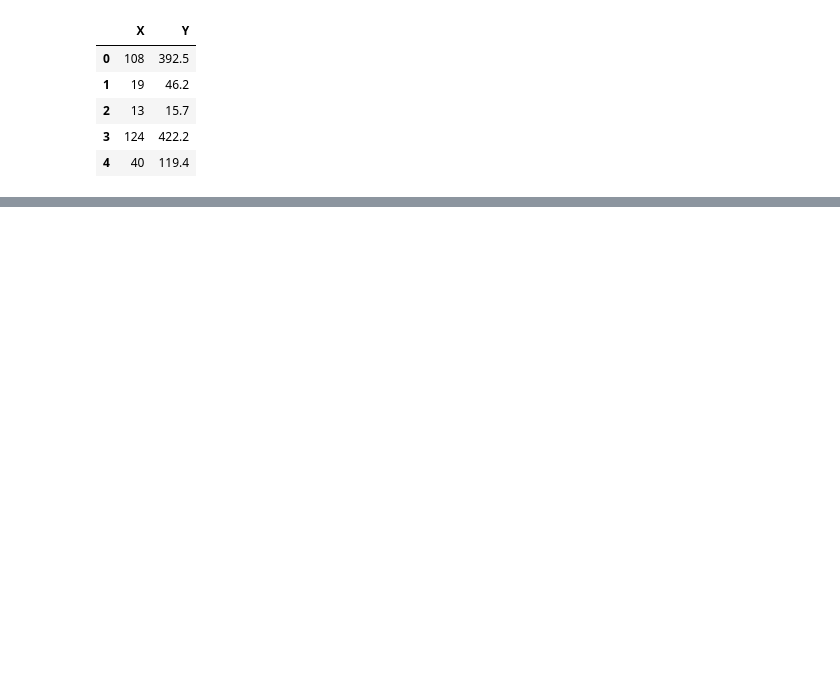
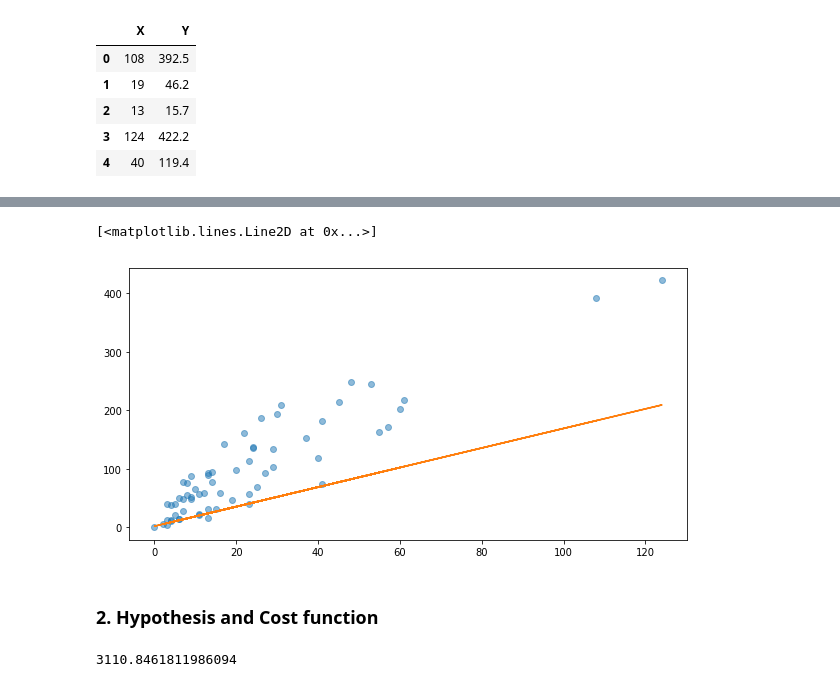
Before and after one commit to alstn2468/Python_For_Machine_Learning, a Jupyter notebook: Chapter.7/6.ipynb, the cells around one changed output, grey strips where cells are left out. Drawn from its saved outputs; the diff is of its cells as text; code cells hidden in the pictures; blank space fills up the shorter version.

```diff
--- a/Chapter.7/6.ipynb
+++ b/Chapter.7/6.ipynb
@@ -19,0 +60,10 @@ df.head()
+# %%
+plt.figure(figsize=(10, 5))
+y_predict = np.dot(X, w)
+plt.plot(raw_X, y, 'o', alpha = 0.5)
+plt.plot(raw_X, y_predict)
+# %% [output]
+[<matplotlib.lines.Line2D at 0x...>]
+[figure, added]
+# %% [markdown]
+### 2. Hypothesis and Cost function
@@ -19,0 +78,5 @@ df.head()
+# %%
+h = hypothesis_function(X, w)
+cost_function(h, y)
+# %% [output]
+3110.8461811986094
```
Also changed, not shown: parts of 25 cells of this notebook.
